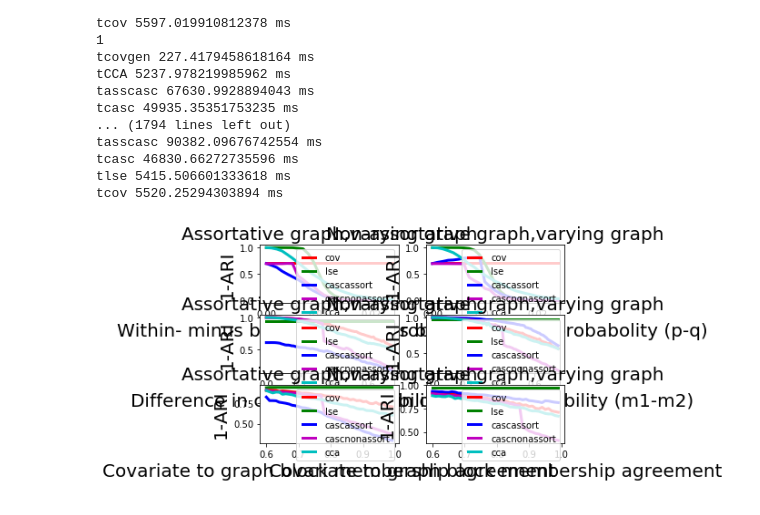
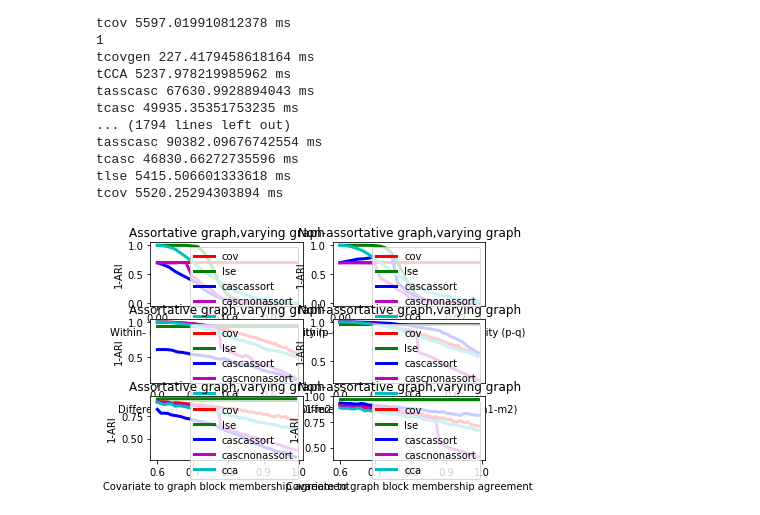
Before and after one commit to NeuroDataDesign/team-networkclass, a Jupyter notebook: Jerry/casctestlatest.ipynb, the cells around one changed output. Drawn from its saved outputs; the diff is of its cells as text; code cells hidden in the pictures.

```diff
--- a/Jerry/casctestlatest.ipynb
+++ b/Jerry/casctestlatest.ipynb
@@ -56,7 +56,7 @@ def simulation(p,q,m1,m2,assortative,CCA,agreement):
     covMat,agreement_,membership = GraphCovaritesSimulater(covProbMat,labels_sbm,agreement)
 
     time_start=time.time()
-    ase = graspy.embed.CovariateAssistedSpectralEmbed(n_components=3,assortative=True,CCA=True,check_lcc=False)
+    ase = graspy.embed.CovariateAssistedSpectralEmbed(n_components=3,assortative=True,cca=True,check_lcc=False)
     Xhat = ase.fit(undirected_sbm,covMat)
     loss_casc_cca=(1-ARI(Xhat['cluster'],labels_sbm))
 
@@ -220,68 +220,68 @@ linestyletuple=['r','g','b','m','c']
 ax1=plt.subplot(3, 2, 1)
 for i in range(0,5):
     ax1.plot(x1,loss[:,i],linestyletuple[i],linewidth=3)
-ax1.legend(pltlabels,numpoints  =200,loc='upper right')
+ax1.legend(pltlabels,loc='upper right')
 
-ax1.set_title('Assortative graph,varying graph',fontsize =20)
-ax1.set_xlabel('Within- minus between-block probabolity (p-q)',fontsize =20 )
-ax1.set_ylabel('1-ARI',fontsize =20)
+ax1.set_title('Assortative graph,varying graph')
+ax1.set_xlabel('Within- minus between-block probabolity (p-q)' )
+ax1.set_ylabel('1-ARI')
 
 #plt.figure()
 ax2=plt.subplot(3, 2, 2)
 for i in range(0,5):
     ax2.plot(x1,loss1[:,i],linestyletuple[i],linewidth=3)
-ax2.legend(pltlabels,numpoints  =200,loc='upper right')
+ax2.legend(pltlabels,loc='upper right')
 
-ax2.set_title('Non-assortative graph,varying graph',fontsize =20)
-ax2.set_xlabel('Within- minus between-block probabolity (p-q)' ,fontsize =20)
-ax2.set_ylabel('1-ARI',fontsize =20)
+ax2.set_title('Non-assortative graph,varying graph')
+ax2.set_xlabel('Within- minus between-block probabolity (p-q)' )
+ax2.set_ylabel('1-ARI')
 
 
 
 x2=np.arange(0,0.75,0.01)
 
 #plt.figure()
 ax3=plt.subplot(3, 2, 3)
 for i in range(0,5):
     ax3.plot(x2,loss2[:,i],linestyletuple[i],linewidth=3)
-ax3.legend(pltlabels,numpoints  =200,loc='upper right')
+ax3.legend(pltlabels,loc='upper right')
 
-ax3.set_title('Assortative graph,varying graph',fontsize =20)
-ax3.set_xlabel('Difference in covariate probability (m1-m2)' ,fontsize =20)
-ax3.set_ylabel('1-ARI',fontsize =20)
+ax3.set_title('Assortative graph,varying graph')
+ax3.set_xlabel('Difference in covariate probability (m1-m2)' )
+ax3.set_ylabel('1-ARI')
 
 
 #plt.figure()
 ax4=plt.subplot(3, 2, 4)
 for i in range(0,5):
     ax4.plot(x2,loss3[:,i],linestyletuple[i],linewidth=3)
-ax4.legend(pltlabels,numpoints  =200,loc='upper right')
-ax4.set_title('Non-assortative graph,varying graph',fontsize =20)
-ax4.set_xlabel('Difference in covariate probability (m1-m2)',fontsize =20)
-ax4.set_ylabel('1-ARI',fontsize =20)
+ax4.legend(pltlabels,loc='upper right')
+ax4.set_title('Non-assortative graph,varying graph')
+ax4.set_xlabel('Difference in covariate probability (m1-m2)')
+ax4.set_ylabel('1-ARI')
 
 x3=np.arange(0.6,1.0,0.01)
 #plt.figure()
 ax5=plt.subplot(3, 2, 5)
 for i in range(0,5):
     ax5.plot(x3,loss5[:,i],linestyletuple[i],linewidth=3)
-ax5.legend(pltlabels,numpoints  =200,loc='upper right')
+ax5.legend(pltlabels,loc='upper right')
 
 
-ax5.set_title('Assortative graph,varying graph',fontsize =20)
-ax5.set_xlabel('Covariate to graph block membership agreement' ,fontsize =20)
-ax5.set_ylabel('1-ARI',fontsize =20)
+ax5.set_title('Assortative graph,varying graph')
+ax5.set_xlabel('Covariate to graph block membership agreement')
+ax5.set_ylabel('1-ARI')
 
 #plt.figure()
 ax6=plt.subplot(3, 2, 6)
 for i in range(0,5):
     ax6.plot(x3,loss6[:,i],linestyletuple[i],linewidth=3)
-ax6.legend(pltlabels,numpoints  =200,loc='upper right')
+ax6.legend(pltlabels,loc='upper right')
 
-ax6.set_title('Non-assortative graph,varying graph',fontsize =20)
-ax6.set_xlabel('Covariate to graph block membership agreement',fontsize =20 )
-ax6.set_ylabel('1-ARI',fontsize =20)
-plt.tight_layout()
+ax6.set_title('Non-assortative graph,varying graph')
+ax6.set_xlabel('Covariate to graph block membership agreement' )
+ax6.set_ylabel('1-ARI')
+
 plt.show()
 # %% [output]
-[figure, old version]
+[figure, new version]
```
